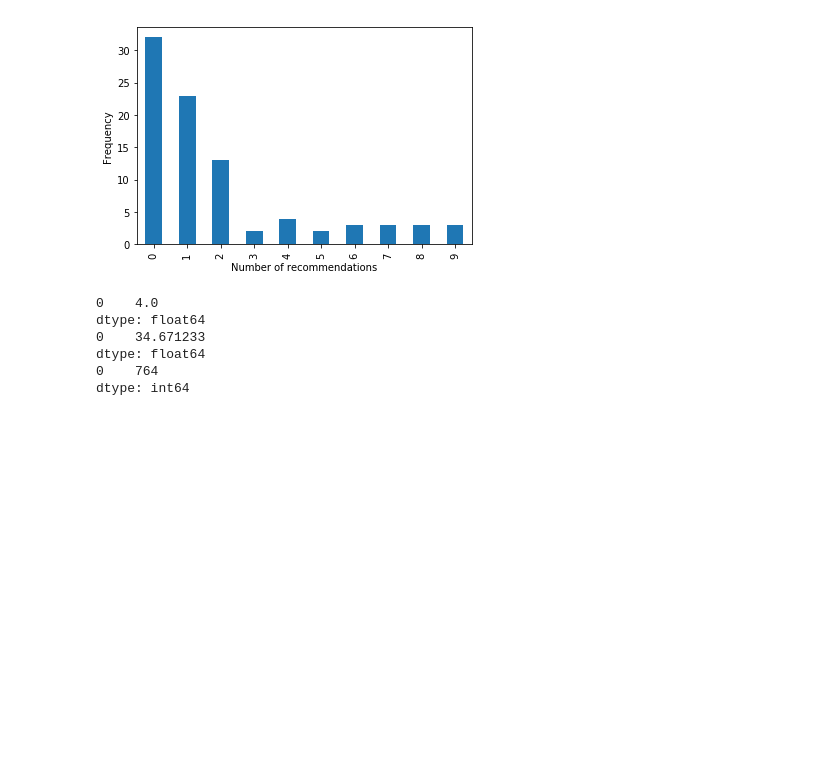
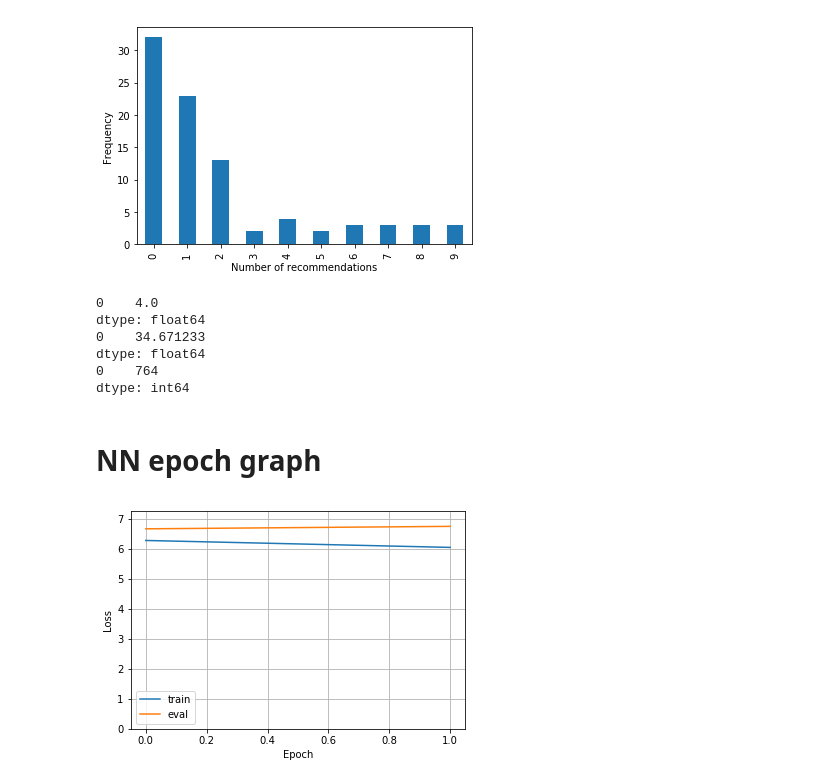
Before and after one commit to philippnaeser/recommender-system, a Jupyter notebook: notebooks/Evaluation Plots.ipynb, the cells around one changed output. Drawn from its saved outputs; the diff is of its cells as text; code cells hidden in the pictures; blank space fills up the shorter version.

Commit message:
Added plot functionality for neural nets to the evaluation notebook.

```diff
--- a/notebooks/Evaluation Plots.ipynb
+++ b/notebooks/Evaluation Plots.ipynb
@@ -66,3 +66,5 @@ dtype: float64
 dtype: float64
 0    764
 dtype: int64
+# %% [markdown]
+# NN epoch graph
@@ -68,0 +76,31 @@ dtype: int64
+# %%
+def plot_losses(fp):
+    model_state = torch.load(fp)
+    ymax = max((max(model_state["losses"][0]),max(model_state["losses"][1])))
+    plt.plot(model_state["losses"][0])
+    plt.plot(model_state["losses"][1])
+    plt.xlabel("Epoch")
+    plt.ylabel("Loss")
+    plt.grid(True)
+    plt.legend(["train","eval"],loc=3)
+    plt.ylim(ymin=0,ymax=ymax+0.5)
+    plt.savefig("plot_losses.pdf", bbox_inches="tight")
+    plt.show()
+# %%
+MODEL_NAME = "CNN-CPU-test"
+EPOCH = None
+
+file = "model-save-state" + (".e"+EPOCH if EPOCH is not None else "")
+filepath = os.path.join(
+    os.getcwd(),
+    "..",
+    "data",
+    "processed",
+    "nn",
+    MODEL_NAME,
+    file
+)
+
+plot_losses(filepath)
+# %% [output]
+[figure, added]
```
Also changed, not shown: parts of 1 cell of this notebook.
